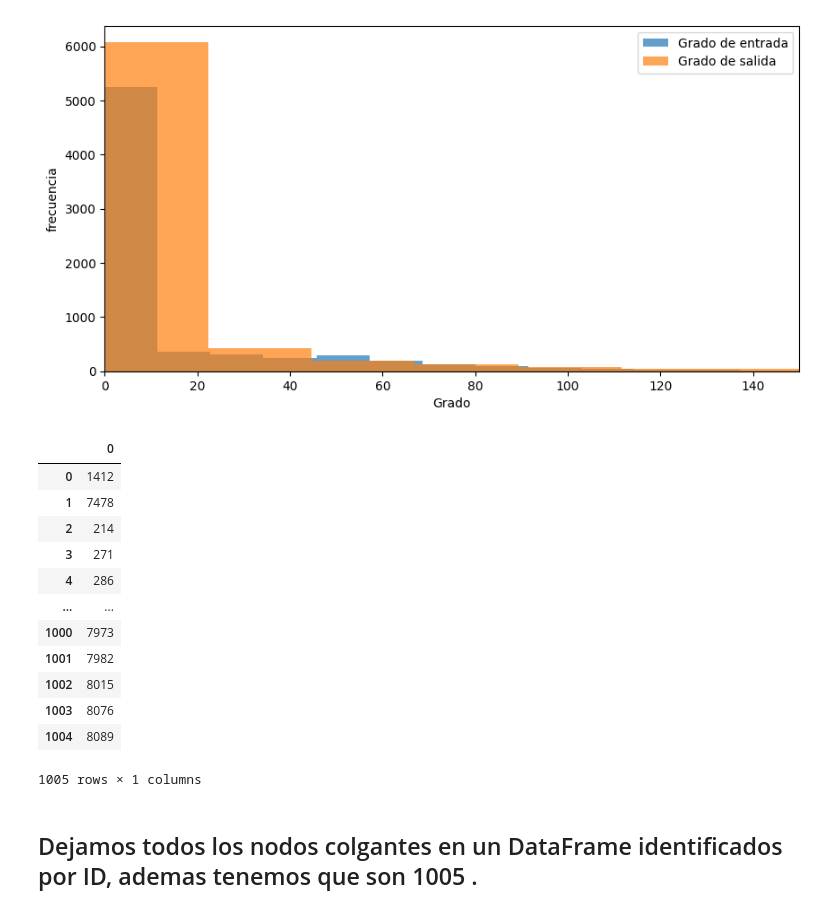
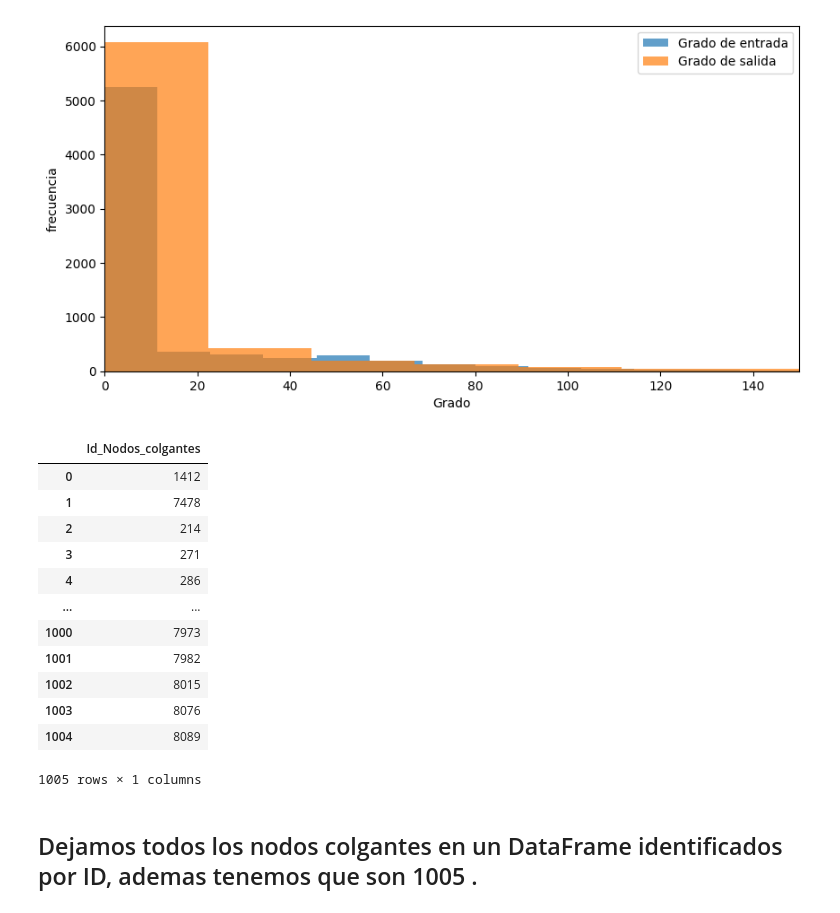
Before and after one commit to erzea1609/Proyecto-2-algebra-lineal-avanzada, a Jupyter notebook: Proyecto_2_Algebra.ipynb, the cells around one changed output. Drawn from its saved outputs; the diff is of its cells as text; code cells hidden in the pictures.

```diff
--- a/Proyecto_2_Algebra.ipynb
+++ b/Proyecto_2_Algebra.ipynb
@@ -69,10 +70,10 @@ plt.show()
 # %%
 #3.b) Identificacion nodos colgantes
 nodos_colgantes_indentificados = [nodo for nodo in grafo.nodes() if grafo.out_degree(nodo) == 0]
-df_nodos_colgantes = pd.DataFrame(nodos_colgantes_indentificados)
+df_nodos_colgantes = pd.DataFrame(nodos_colgantes_indentificados, columns = ["Id_Nodos_colgantes"])
 df_nodos_colgantes
 # %% [output]
-|  | 0 |
+|  | Id_Nodos_colgantes |
 | 0 | 1412 |
 | 1 | 7478 |
 | 2 | 214 |
```
Also changed, not shown: parts of 8 cells of this notebook.
